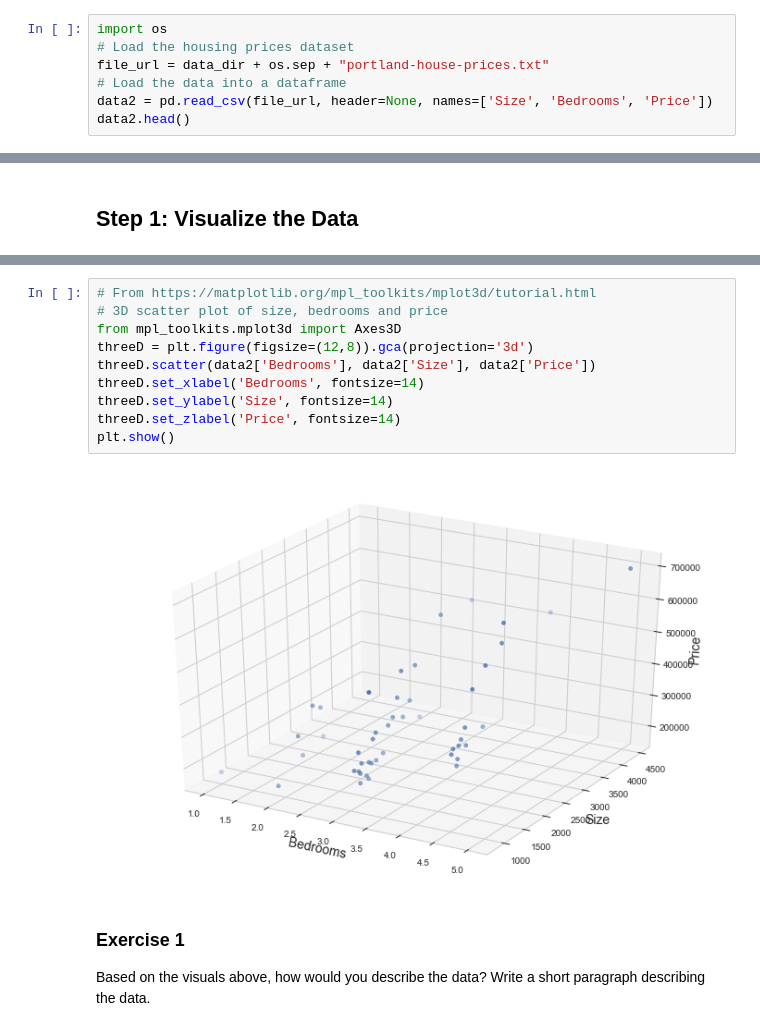
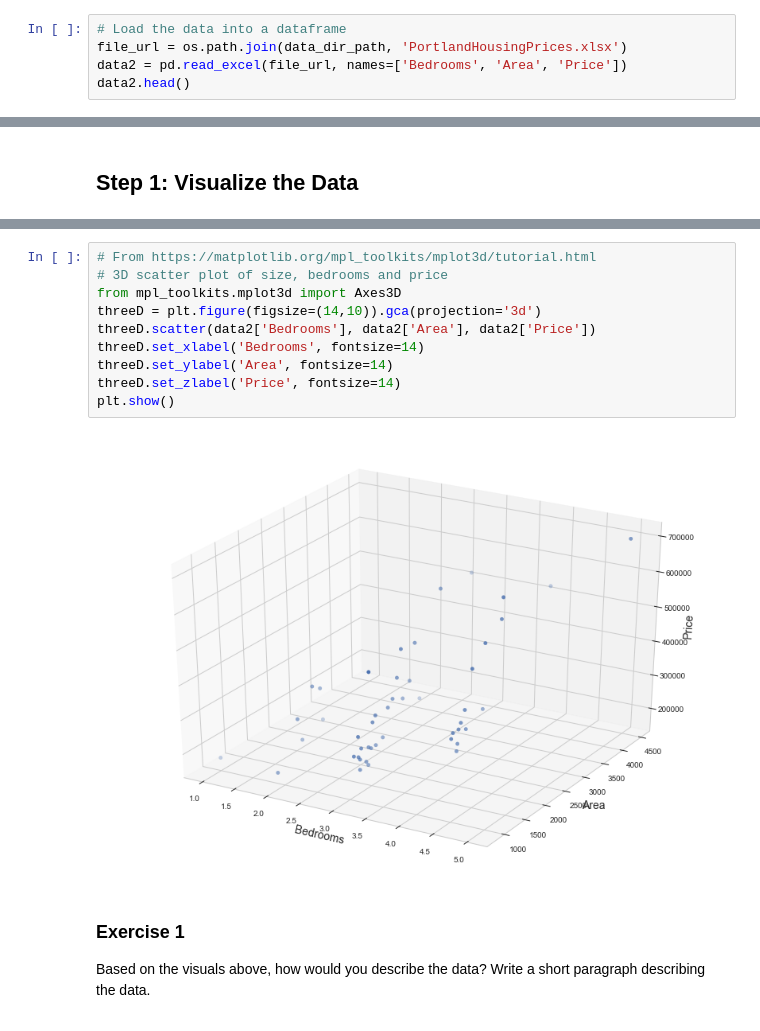
Before and after one commit to jsub10/Machine-Learning-Course-2018, a Jupyter notebook: Notebooks/Non-Linear-Regression.ipynb, the cells around one changed output, grey strips where cells are left out. Saved outputs shown, nothing was run; the diff lists cells and outputs as text.

```diff
--- a/Notebooks/Non-Linear-Regression.ipynb
+++ b/Notebooks/Non-Linear-Regression.ipynb
@@ -24,10 +24,8 @@ The data we have is a well know machine learning dataset of housing prices in Po
 # %% [markdown]
 ## Load the Data
 # %%
-import os
-# Load the housing prices dataset
-file_url = data_dir + os.sep + "portland-house-prices.txt"
 # Load the data into a dataframe
-data2 = pd.read_csv(file_url, header=None, names=['Size', 'Bedrooms', 'Price'])
+file_url = os.path.join(data_dir_path, 'PortlandHousingPrices.xlsx')
+data2 = pd.read_excel(file_url, names=['Bedrooms', 'Area', 'Price'])
 data2.head()
 # %% [output]
@@ -50,15 +48,15 @@ plt.show()
 # %%
 # From https://matplotlib.org/mpl_toolkits/mplot3d/tutorial.html
 # 3D scatter plot of size, bedrooms and price
 from mpl_toolkits.mplot3d import Axes3D
-threeD = plt.figure(figsize=(12,8)).gca(projection='3d')
-threeD.scatter(data2['Bedrooms'], data2['Size'], data2['Price'])
+threeD = plt.figure(figsize=(14,10)).gca(projection='3d')
+threeD.scatter(data2['Bedrooms'], data2['Area'], data2['Price'])
 threeD.set_xlabel('Bedrooms', fontsize=14)
-threeD.set_ylabel('Size', fontsize=14)
+threeD.set_ylabel('Area', fontsize=14)
 threeD.set_zlabel('Price', fontsize=14)
 plt.show()
 # %% [output]
-[figure, old version]
+[figure, new version]
 # %% [markdown]
 ### Exercise 1
 Based on the visuals above, how would you describe the data? Write a short paragraph describing the data.
```
Also changed, not shown: parts of 24 cells of this notebook, 5 other files.
